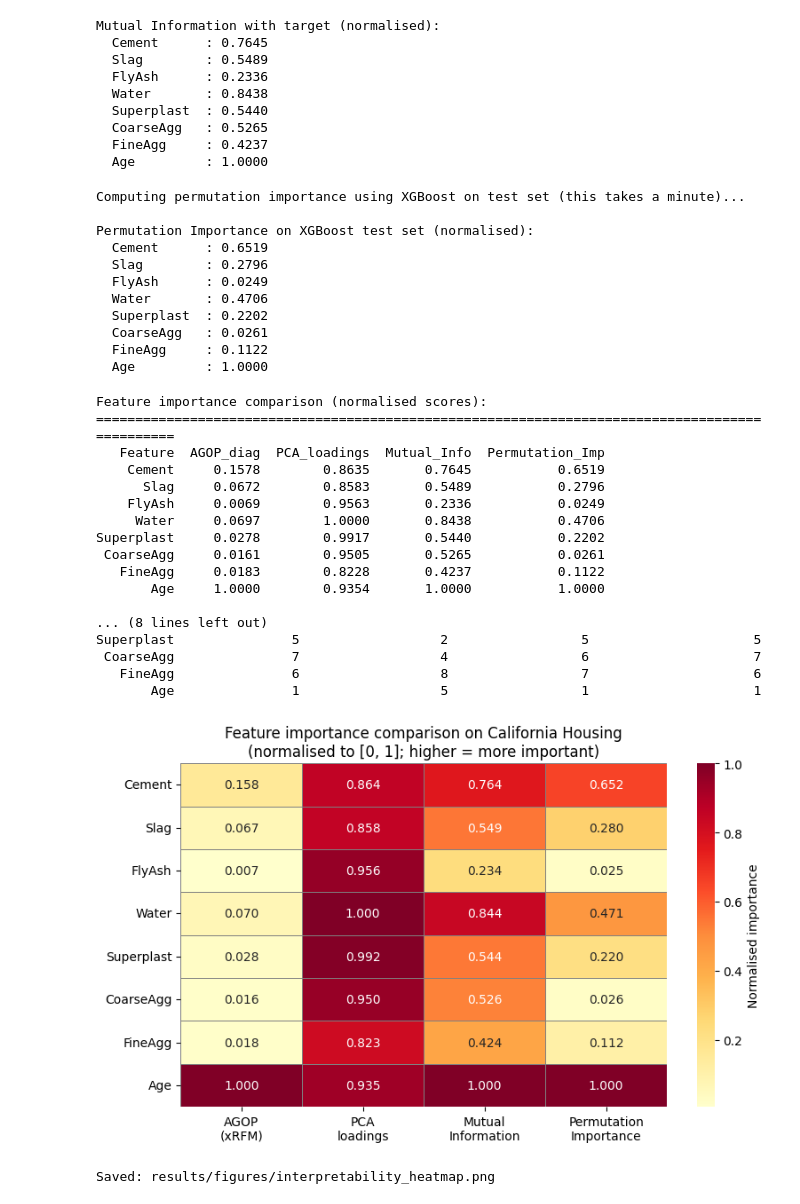
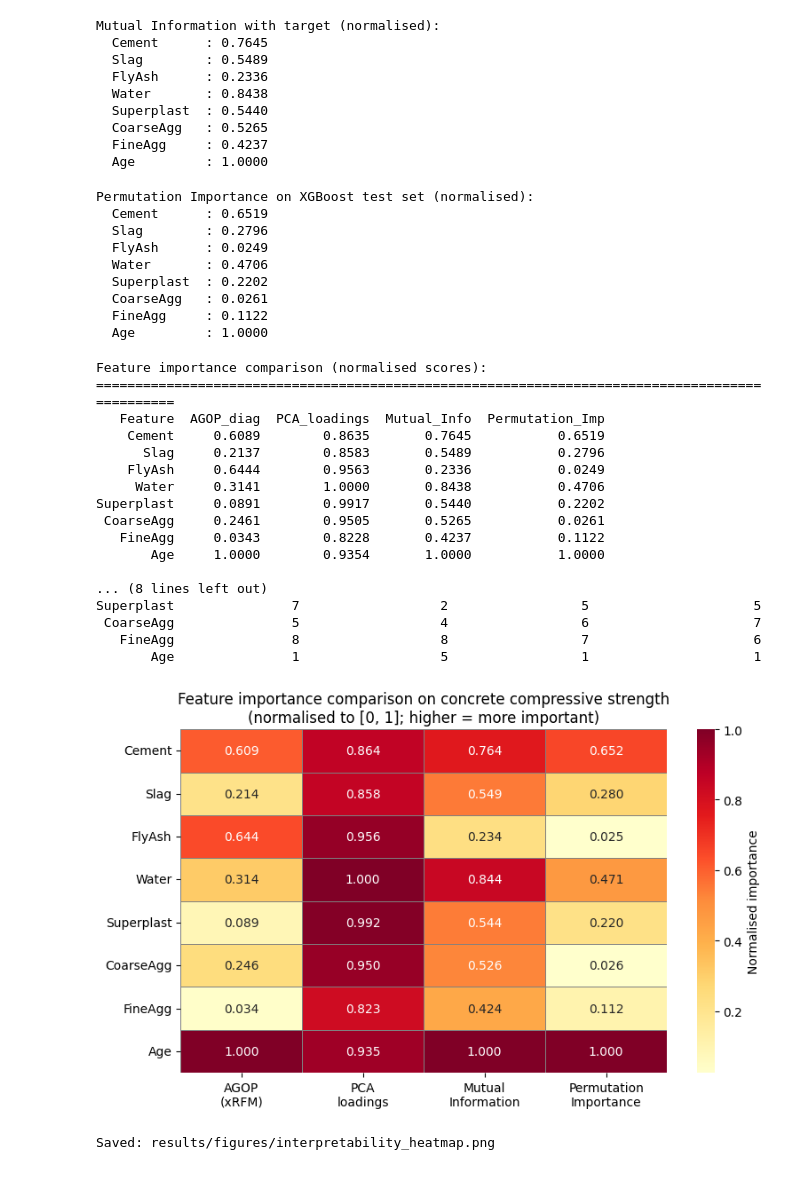
Before and after one commit to Jacklanch/COMP9417-xRFM-project, a Jupyter notebook: 04_interpretability.ipynb, the cells around one changed output. Saved outputs shown, nothing was run; the diff lists cells and outputs as text; code cells hidden in the pictures.

Commit message:
regenerated interpretability demonstration graphics

```diff
--- a/04_interpretability.ipynb
+++ b/04_interpretability.ipynb
@@ -18,7 +18,7 @@ RANDOM_SEED = 42
 np.random.seed(RANDOM_SEED)
 DEVICE = torch.device('cuda' if torch.cuda.is_available() else 'cpu')
 
-with open('data/processed/concrete.pkl', 'rb') as f:
+with open('processed/concrete.pkl', 'rb') as f:
     data = pickle.load(f)
 
 FEATURE_NAMES = ['Cement', 'Slag', 'FlyAsh', 'Water',
@@ -35,7 +35,7 @@ n_features = X_train.shape[1]
 print(f"Concrete Compressive Strength — n_train={len(X_train)}, n_test={len(X_test)}, d={n_features}")
 print(f"Feature names: {FEATURE_NAMES}")
 
-with open('data/models/xrfm_concrete.pkl', 'rb') as f:
+with open('models/xrfm_concrete.pkl', 'rb') as f:
     xrfm_model = pickle.load(f)
 
 print(f"\nLoaded trained xRFM model.")
@@ -173,10 +173,9 @@ Mutual Information with target (normalised):
   FineAgg     : 0.4237
   Age         : 1.0000
 # %%
-with open('data/models/xgb_concrete.pkl', 'rb') as f:
+with open('models/xgb_concrete.pkl', 'rb') as f:
     xgb_model = pickle.load(f)
 
-print("Computing permutation importance using XGBoost on test set (this takes a minute)...")
 perm_result = permutation_importance(
     xgb_model, X_test, y_test,
     n_repeats=10,
@@ -192,8 +191,6 @@ print("\nPermutation Importance on XGBoost test set (normalised):")
 for i, name in enumerate(FEATURE_NAMES):
     print(f"  {name:12s}: {perm_scores_norm[i]:.4f}")
 # %% [output]
-Computing permutation importance using XGBoost on test set (this takes a minute)...
-
 Permutation Importance on XGBoost test set (normalised):
   Cement      : 0.6519
   Slag        : 0.2796
@@ -230,46 +227,46 @@ print(comparison_df[rank_cols].to_string(index=False))
 Feature importance comparison (normalised scores):
 ===============================================================================================
    Feature  AGOP_diag  PCA_loadings  Mutual_Info  Permutation_Imp
-    Cement     0.1578        0.8635       0.7645           0.6519
-      Slag     0.0672        0.8583       0.5489           0.2796
-    FlyAsh     0.0069        0.9563       0.2336           0.0249
-     Water     0.0697        1.0000       0.8438           0.4706
-Superplast     0.0278        0.9917       0.5440           0.2202
- CoarseAgg     0.0161        0.9505       0.5265           0.0261
-   FineAgg     0.0183        0.8228       0.4237           0.1122
+    Cement     0.6089        0.8635       0.7645           0.6519
+      Slag     0.2137        0.8583       0.5489           0.2796
+    FlyAsh     0.6444        0.9563       0.2336           0.0249
+     Water     0.3141        1.0000       0.8438           0.4706
+Superplast     0.0891        0.9917       0.5440           0.2202
+ CoarseAgg     0.2461        0.9505       0.5265           0.0261
+   FineAgg     0.0343        0.8228       0.4237           0.1122
        Age     1.0000        0.9354       1.0000           1.0000
 
 ... (8 lines left out)
-Superplast               5                  2                 5                     5
- CoarseAgg               7                  4                 6                     7
-   FineAgg               6                  8                 7                     6
+Superplast               7                  2                 5                     5
+ CoarseAgg               5                  4                 6                     7
+   FineAgg               8                  8                 7                     6
        Age               1                  5                 1                     1
 # %%
 fig, ax = plt.subplots(figsize=(8, 5))
 
 heatmap_data = comparison_df[['AGOP_diag', 'PCA_loadings', 'Mutual_Info', 'Permutation_Imp']].values
 heatmap_df = pd.DataFrame(
     heatmap_data,
     index=FEATURE_NAMES,
     columns=['AGOP\n(xRFM)', 'PCA\nloadings', 'Mutual\nInformation', 'Permutation\nImportance'],
 )
 
 sns.heatmap(
     heatmap_df, annot=True, fmt='.3f', cmap='YlOrRd',
     cbar_kws={'label': 'Normalised importance'}, ax=ax,
     linewidths=0.5, linecolor='gray',
 )
-ax.set_title('Feature importance comparison on California Housing\n(normalised to [0, 1]; higher = more important)',
+ax.set_title('Feature importance comparison on concrete compressive strength\n(normalised to [0, 1]; higher = more important)',
              fontsize=12)
 ax.set_xlabel('')
 ax.set_ylabel('')
 
 plt.tight_layout()
 plt.savefig('results/figures/interpretability_heatmap.png', dpi=150, bbox_inches='tight')
 plt.show()
 print("Saved: results/figures/interpretability_heatmap.png")
 # %% [output]
-[figure, old version]
+[figure, new version]
 Saved: results/figures/interpretability_heatmap.png
 # %%
 fig, axes = plt.subplots(2, 2, figsize=(12, 8))
```
Also changed, not shown: parts of 4 cells of this notebook, 5 other files.
